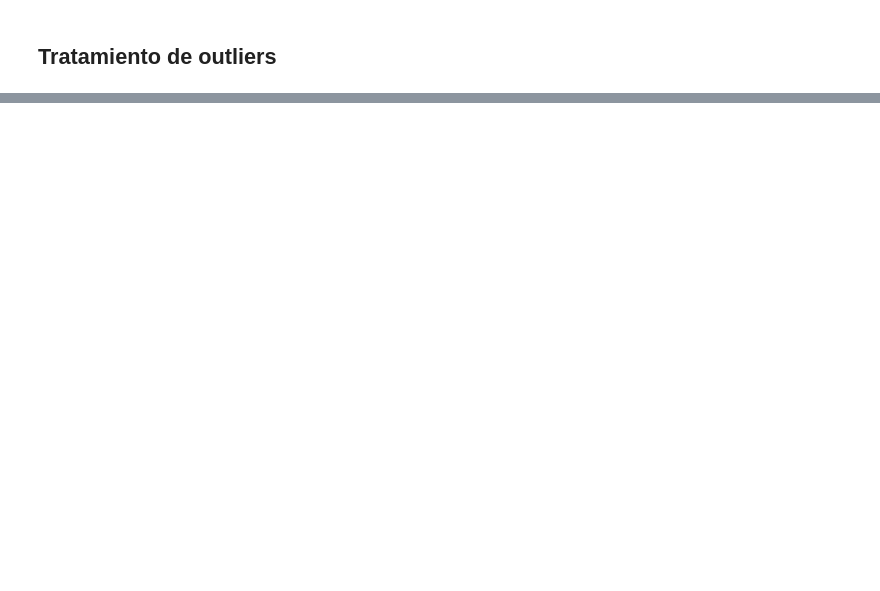
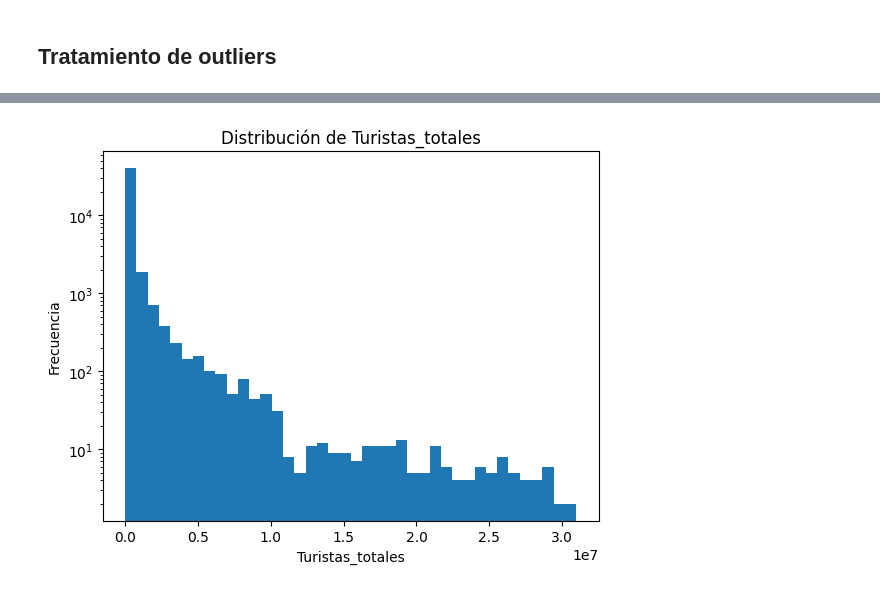
Before and after one commit to MirnaGarridoR/TrabajoML, a Jupyter notebook: ML - TURISMO/EDA-TURISMO.ipynb, the cells around one changed output, grey strips where cells are left out. Cells and saved outputs as stored; diff of their text form; code cells hidden in the pictures; blank space fills up the shorter version.

```diff
--- a/ML - TURISMO/EDA-TURISMO.ipynb
+++ b/ML - TURISMO/EDA-TURISMO.ipynb
@@ -274,0 +427,16 @@ df_eda_lim['provincia'] = df_eda_lim['provincia'].astype('category')
+# %%
+with warnings.catch_warnings():
+    warnings.simplefilter("ignore", category=RuntimeWarning)
+
+    df_turismo["Turistas_totales"] = df_turismo.groupby(["Provincias", "Año", "Mes"], observed=False)["Turistas_totales"].transform(
+        lambda x: x.fillna(x.median(skipna=True))
+    )
+    df_turismo["Turistas_totales"] = df_turismo.groupby(["Provincias", "Año"], observed=False)["Turistas_totales"].transform(
+        lambda x: x.fillna(x.median(skipna=True))
+    )
+    df_turismo["Turistas_totales"] = df_turismo.groupby(["Provincias", "Mes"], observed=False)["Turistas_totales"].transform(
+        lambda x: x.fillna(x.median(skipna=True))
+    )
+    df_turismo["Turistas_totales"] = df_turismo.groupby(["Provincias"], observed=False)["Turistas_totales"].transform(
+        lambda x: x.fillna(x.median(skipna=True))
+    )
@@ -907,0 +474,5 @@ array([nan, 'Almería', 'Cádiz', 'Córdoba', 'Granada', 'Huelva', 'Jaén',
+# %%
+df_turismo["Outliers_zscore"] = df_turismo.groupby("Provincias", observed=False)["Turistas_totales"].transform(
+    lambda x: np.abs((x - x.mean()) / x.std()) > 3)
+
+df_turismo["Outliers_zscore"].sum()
@@ -907,0 +495,13 @@ array([nan, 'Almería', 'Cádiz', 'Córdoba', 'Granada', 'Huelva', 'Jaén',
+# %%
+outliers_zscore_2 = df_turismo["Outliers_zscore"]
+
+media_comunidad_ciudad = df_turismo.groupby(["Comunidades_ciudades_autonomas", "Año", "Mes"])["Turistas_totales"].transform("mean")
+std = df_turismo.groupby(["Comunidades_ciudades_autonomas", "Año", "Mes"])["Turistas_totales"].transform("std")
+
+outl = np.abs(df_turismo["Turistas_totales"] - media_comunidad_ciudad) / std > 3
+
+outliers = df_turismo[outliers_zscore_2 & outl]
+
+total_verificacion_outliers = (outliers_zscore_2 & outl).sum()
+
+total_verificacion_outliers
@@ -907,0 +530,3 @@ array([nan, 'Almería', 'Cádiz', 'Córdoba', 'Granada', 'Huelva', 'Jaén',
+# %%
+outliers_3 = outliers_zscore_2 & outl
+df_turismo.drop(df_turismo[outliers_3].index, inplace=True)
@@ -907,0 +565,10 @@ array([nan, 'Almería', 'Cádiz', 'Córdoba', 'Granada', 'Huelva', 'Jaén',
+# %%
+plt.figure()
+
+df_turismo['Turistas_totales'].plot(kind="hist", bins=40, log=True)
+plt.title("Distribución de Turistas_totales")
+plt.xlabel("Turistas_totales")
+plt.ylabel("Frecuencia")
+plt.show()
+# %% [output]
+[figure, added]
```
Also changed, not shown: parts of 194 cells of this notebook.
